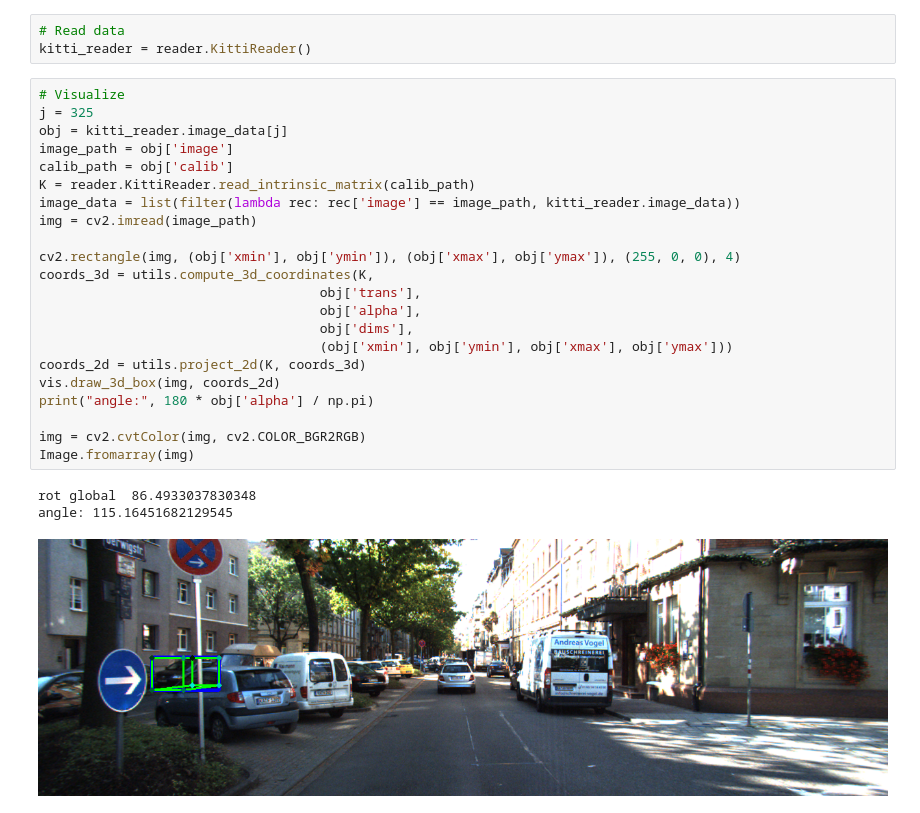
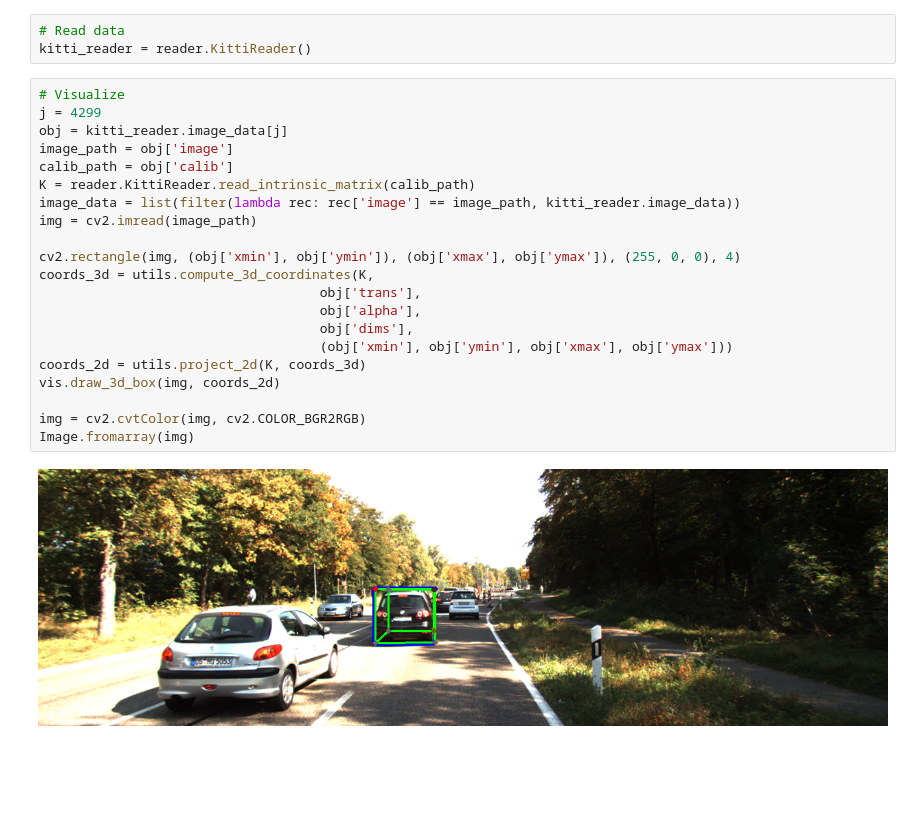
Before and after one commit to yoyomolinas/deep-threed-box, a Jupyter notebook: train.ipynb, the cells around one changed output. Drawn from its saved outputs; the diff is of its cells as text; blank space fills up the shorter version.

```diff
--- a/train.ipynb
+++ b/train.ipynb
@@ -12,28 +12,25 @@ import matplotlib.pyplot as plt
 kitti_reader = reader.KittiReader()
 # %%
 # Visualize
-j = 325
+j = 4299
 obj = kitti_reader.image_data[j]
 image_path = obj['image']
 calib_path = obj['calib']
 K = reader.KittiReader.read_intrinsic_matrix(calib_path)
 image_data = list(filter(lambda rec: rec['image'] == image_path, kitti_reader.image_data))
 img = cv2.imread(image_path)
 
 cv2.rectangle(img, (obj['xmin'], obj['ymin']), (obj['xmax'], obj['ymax']), (255, 0, 0), 4)
 coords_3d = utils.compute_3d_coordinates(K,
                                     obj['trans'],
                                     obj['alpha'],
                                     obj['dims'],
                                     (obj['xmin'], obj['ymin'], obj['xmax'], obj['ymax']))
 coords_2d = utils.project_2d(K, coords_3d)
 vis.draw_3d_box(img, coords_2d)
-print("angle:", 180 * obj['alpha'] / np.pi)
 
 img = cv2.cvtColor(img, cv2.COLOR_BGR2RGB)
 Image.fromarray(img)
 # %% [output]
-rot global  86.4933037830348
-angle: 115.16451682129545
-[figure, old version]
+[figure, new version]
 # %%
```
Also changed, not shown: parts of 1 cell of this notebook, 3 other files.
